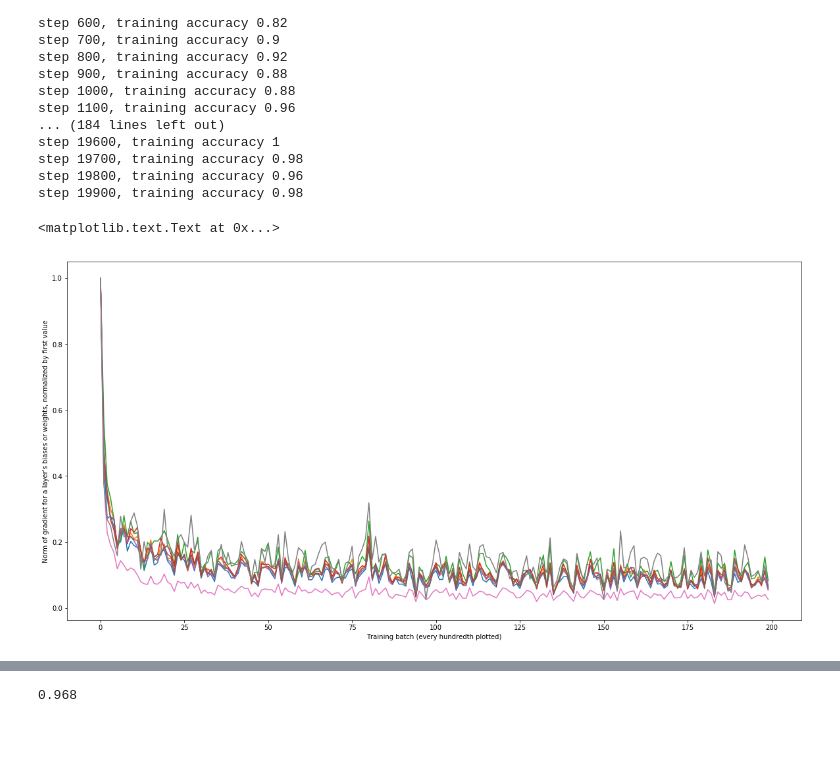
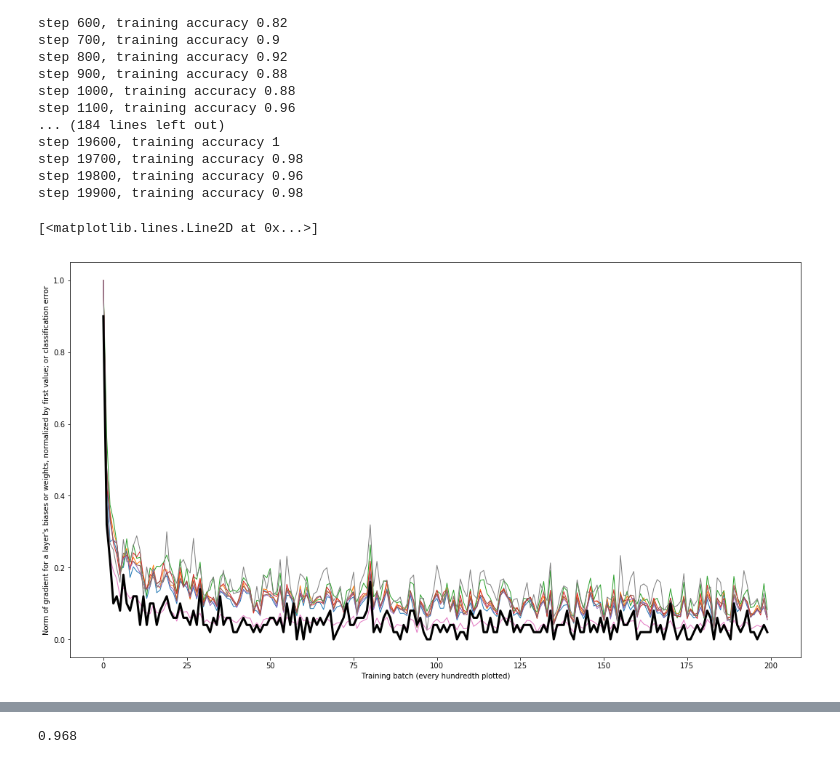
Before and after one commit to arnemann/DeepLearningReadingGroup, a Jupyter notebook: learning experiments.ipynb, the cells around one changed output, grey strips where cells are left out. Saved outputs shown, nothing was run; the diff lists cells and outputs as text; code cells hidden in the pictures; blank space fills up the shorter version.

Commit message:
better plot

```diff
--- a/learning experiments.ipynb
+++ b/learning experiments.ipynb
@@ -182,10 +182,11 @@ norms = [[his[ii] for his in gnorm] for ii in range(len(gnorm[0]))]
 norms = np.array(norms)
 norms = norms[:,::100]
 # %%
-plt.figure(figsize=(20,10))
-plt.plot((norms/norms[:,0][:,None]).T)
-plt.ylabel('Norm of gradient for a layer\'s biases or weights, normalized by first value')
+plt.figure(figsize=(18,10))
+plt.plot((norms/norms[:,0][:,None]).T, linewidth=1)
+plt.ylabel('Norm of gradient for a layer\'s biases or weights, normalized by first value; or classification error')
 plt.xlabel('Training batch (every hundredth plotted)')
+plt.plot([1-a for a in accuracy], linewidth=3, color='k')
 # %% [output]
-<matplotlib.text.Text at 0x...>
+[<matplotlib.lines.Line2D at 0x...>]
-[figure, old version]
+[figure, new version]
```
Also changed, not shown: parts of 1 cell of this notebook.
